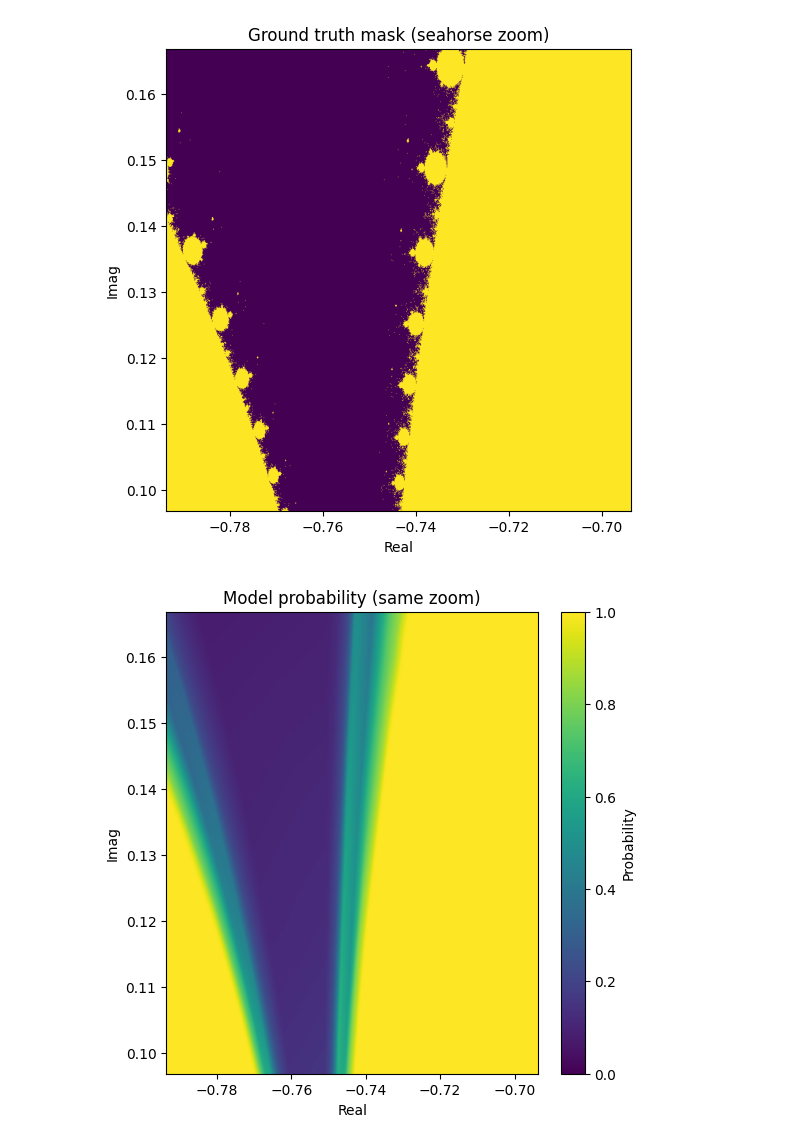
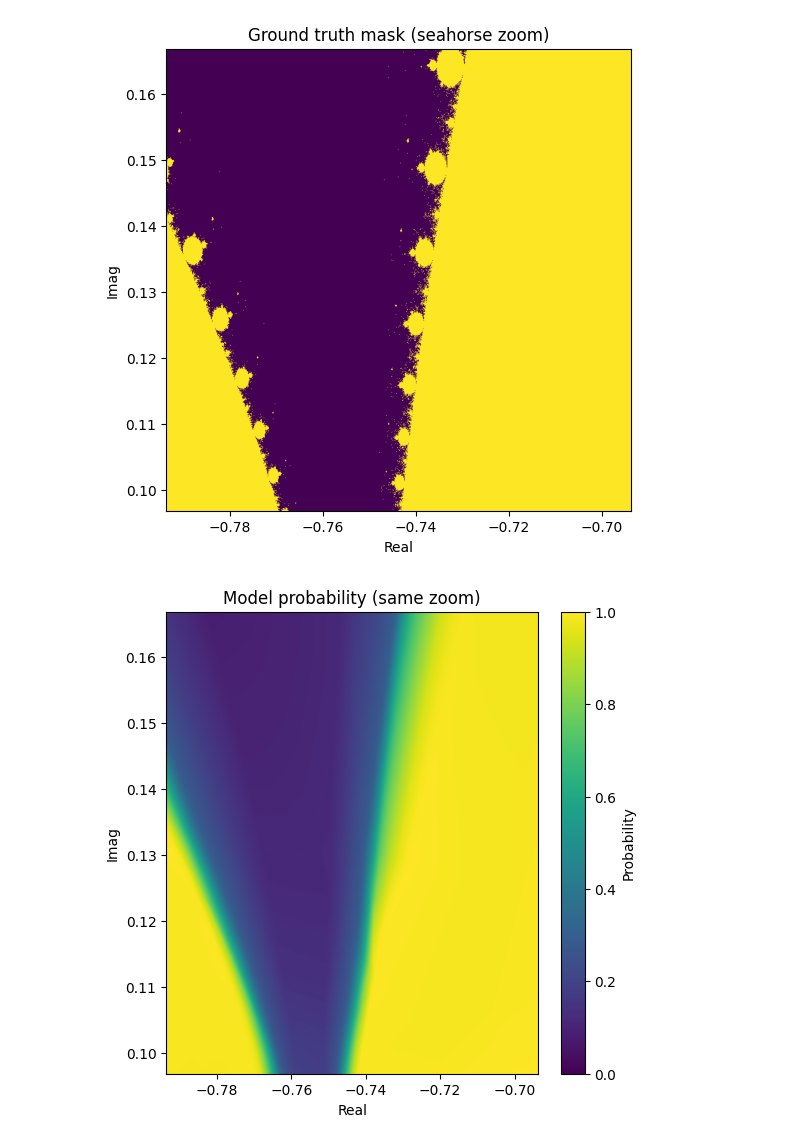
Before and after one commit to Charly21r/Mandelbrot-set-neural-net, a Jupyter notebook: experiment.ipynb, the cells around one changed output. Drawn from its saved outputs; the diff is of its cells as text; code cells hidden in the pictures.

```diff
--- a/experiment.ipynb
+++ b/experiment.ipynb
@@ -457,14 +577,15 @@ plt.show()
 # %%
 model.eval()
 Xg, Yg, grid = make_grid(xlim, ylim, res=(800, 800))
-prob = model_prob_grid(model, device, grid, res=(800, 800))
+# prob = model_prob_grid(model, device, grid, res=(800, 800))
+prob = model_value_grid(model, device, grid, res=(800, 800))
 
 plt.figure(figsize=(6, 6))
 plt.imshow(prob, extent=[*xlim, *ylim], origin="lower", aspect="auto",
            interpolation="lanczos", vmin=0.0, vmax=1.0)
 plt.colorbar(label="Probability")
 plt.xlabel("Real"); plt.ylabel("Imag")
 plt.title("Model probability (same zoom)")
 plt.show()
 # %% [output]
-[figure, old version]
+[figure, new version]
```
Also changed, not shown: parts of 4 cells of this notebook.
